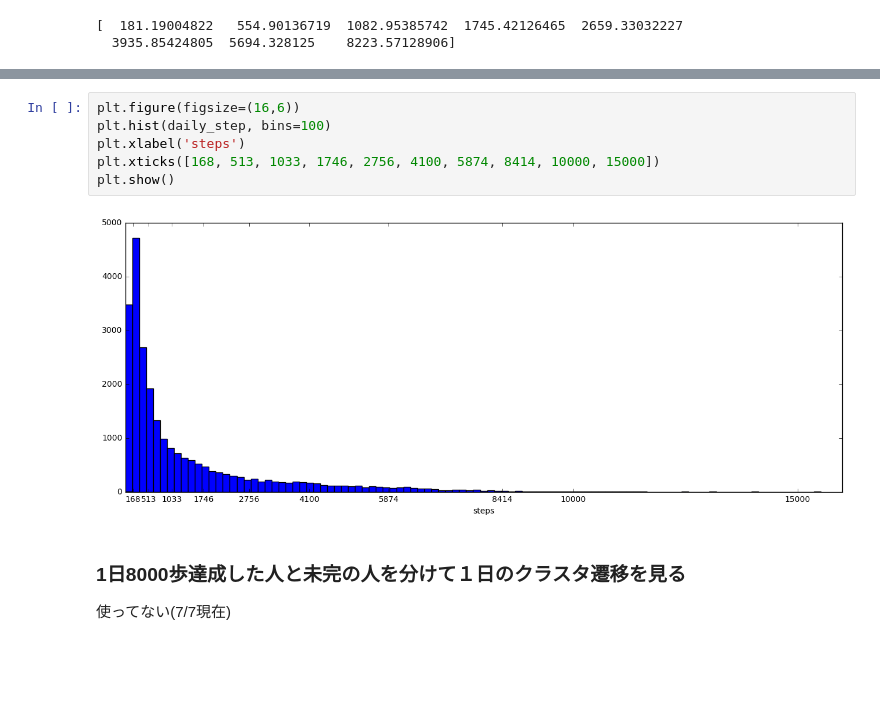
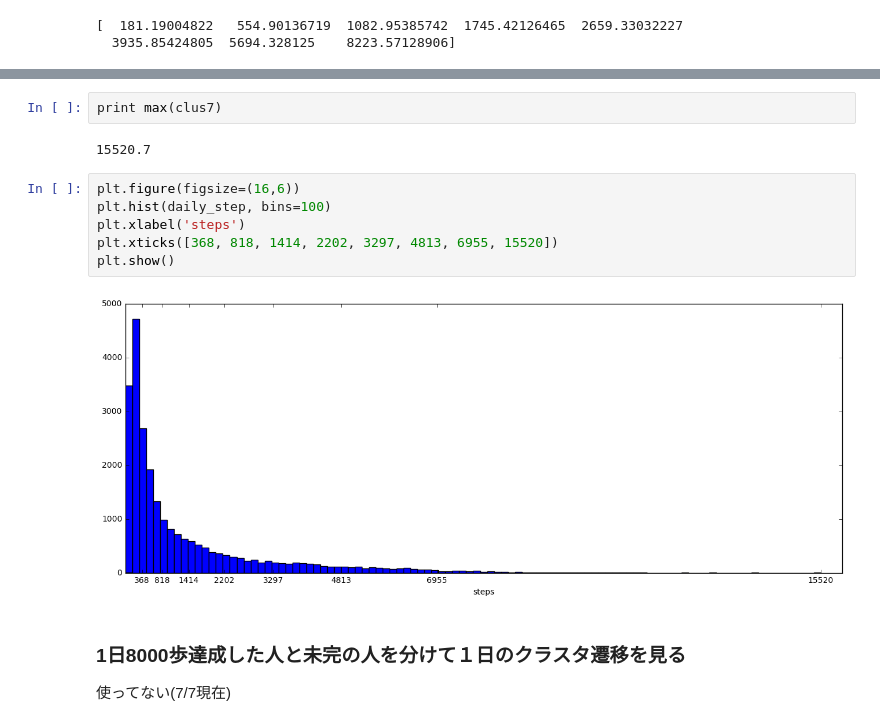
Before and after one commit to royroy55/otsuki_health_analysis, a Jupyter notebook: analyzer/otsuki_daily_analysis.ipynb, the cells around one changed output, grey strips where cells are left out. Saved outputs shown, nothing was run; the diff lists cells and outputs as text; blank space fills up the shorter version.

```diff
--- a/analyzer/otsuki_daily_analysis.ipynb
+++ b/analyzer/otsuki_daily_analysis.ipynb
@@ -77,11 +105,15 @@ Counter({0: 9359, 1: 5040, 2: 2932, 3: 2315, 4: 1751, 5: 1519, 6: 1156, 7: 405})
+# %%
+print max(clus7)
+# %% [output]
+15520.7
 # %%
 plt.figure(figsize=(16,6))
 plt.hist(daily_step, bins=100)
 plt.xlabel('steps')
-plt.xticks([168, 513, 1033, 1746, 2756, 4100, 5874, 8414, 10000, 15000])
+plt.xticks([368, 818, 1414, 2202, 3297, 4813, 6955, 15520])
 plt.show()
 # %% [output]
-[figure, old version]
+[figure, new version]
 # %% [markdown]
 ### 1日8000歩達成した人と未完の人を分けて１日のクラスタ遷移を見る
 使ってない(7/7現在)
```
Also changed, not shown: parts of 11 cells of this notebook.
